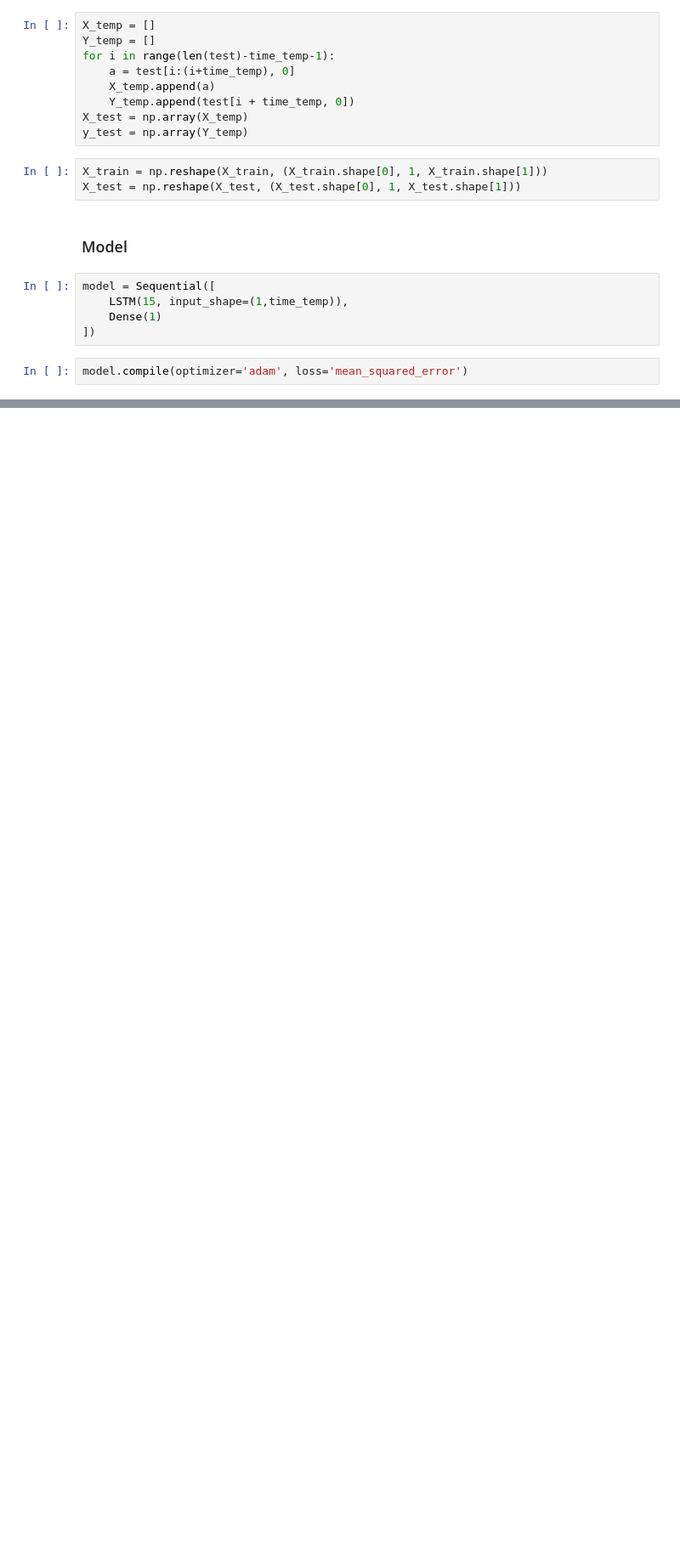
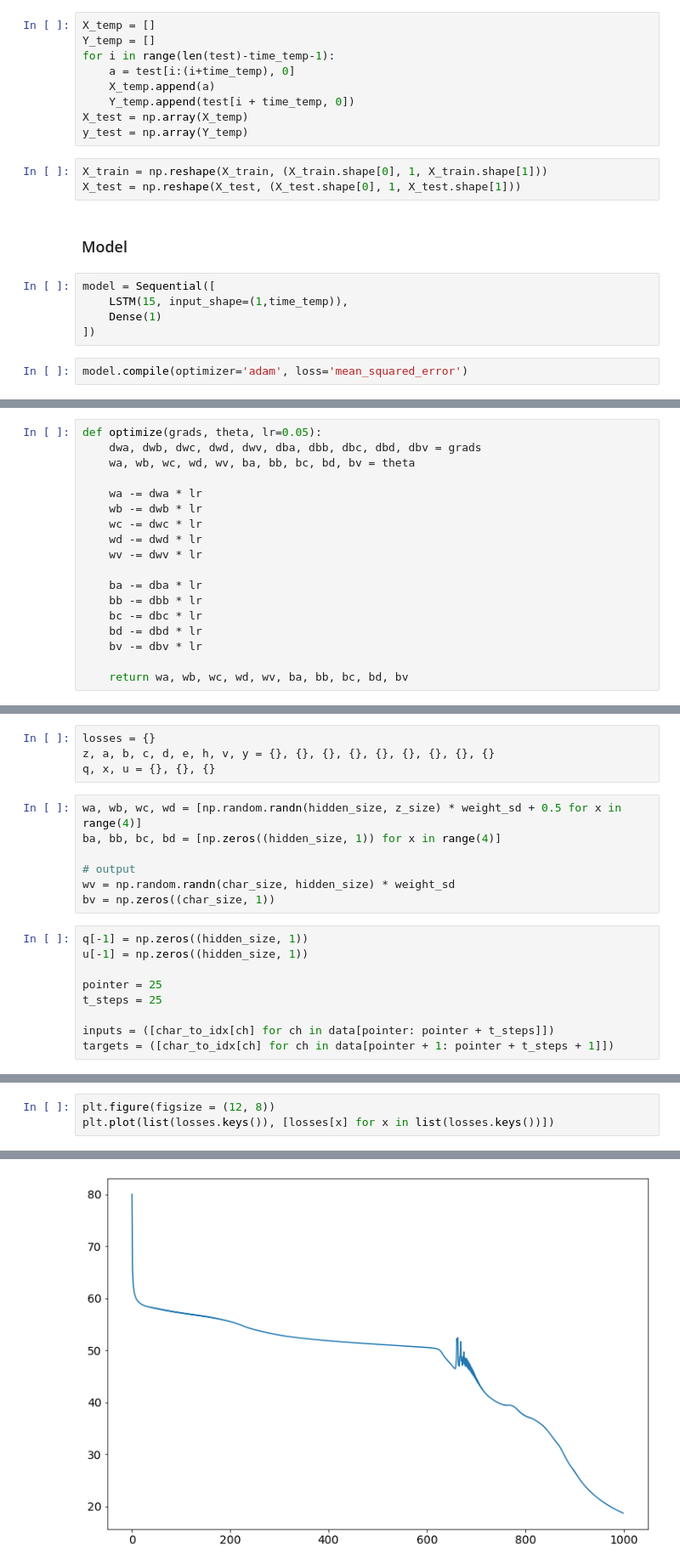
Before and after one commit to Miillya/Geekbrains, a Jupyter notebook: Введение в нейронные сети/Урок 5. Рекуррентные нейронные сети/hw_05.ipynb, the cells around one changed output, grey strips where cells are left out. Shown at 85% size. Cells and saved outputs as stored; diff of their text form; blank space fills up the shorter version.

```diff
--- a/Введение в нейронные сети/Урок 5. Рекуррентные нейронные сети/hw_05.ipynb
+++ b/Введение в нейронные сети/Урок 5. Рекуррентные нейронные сети/hw_05.ipynb
@@ -243,0 +375,18 @@ plt.show()
+# %%
+def optimize(grads, theta, lr=0.05):
+    dwa, dwb, dwc, dwd, dwv, dba, dbb, dbc, dbd, dbv = grads
+    wa, wb, wc, wd, wv, ba, bb, bc, bd, bv = theta
+
+    wa -= dwa * lr
+    wb -= dwb * lr
+    wc -= dwc * lr
+    wd -= dwd * lr
+    wv -= dwv * lr
+
+    ba -= dba * lr
+    bb -= dbb * lr
+    bc -= dbc * lr
+    bd -= dbd * lr
+    bv -= dbv * lr
+
+    return wa, wb, wc, wd, wv, ba, bb, bc, bd, bv
@@ -243,0 +395,20 @@ plt.show()
+# %%
+losses = {}
+z, a, b, c, d, e, h, v, y = {}, {}, {}, {}, {}, {}, {}, {}, {}
+q, x, u = {}, {}, {}
+# %%
+wa, wb, wc, wd = [np.random.randn(hidden_size, z_size) * weight_sd + 0.5 for x in range(4)]
+ba, bb, bc, bd = [np.zeros((hidden_size, 1)) for x in range(4)]
+
+# output
+wv = np.random.randn(char_size, hidden_size) * weight_sd
+bv = np.zeros((char_size, 1))
+# %%
+q[-1] = np.zeros((hidden_size, 1))
+u[-1] = np.zeros((hidden_size, 1))
+
+pointer = 25
+t_steps = 25
+
+inputs = ([char_to_idx[ch] for ch in data[pointer: pointer + t_steps]])
+targets = ([char_to_idx[ch] for ch in data[pointer + 1: pointer + t_steps + 1]])
@@ -243,0 +496,4 @@ plt.show()
+# %%
+plt.figure(figsize = (12, 8))
+plt.plot(list(losses.keys()), [losses[x] for x in list(losses.keys())])
+# %% [output]
@@ -243,0 +501 @@ plt.show()
+[figure, added]
```
Also changed, not shown: parts of 30 cells of this notebook, 6 other files.
